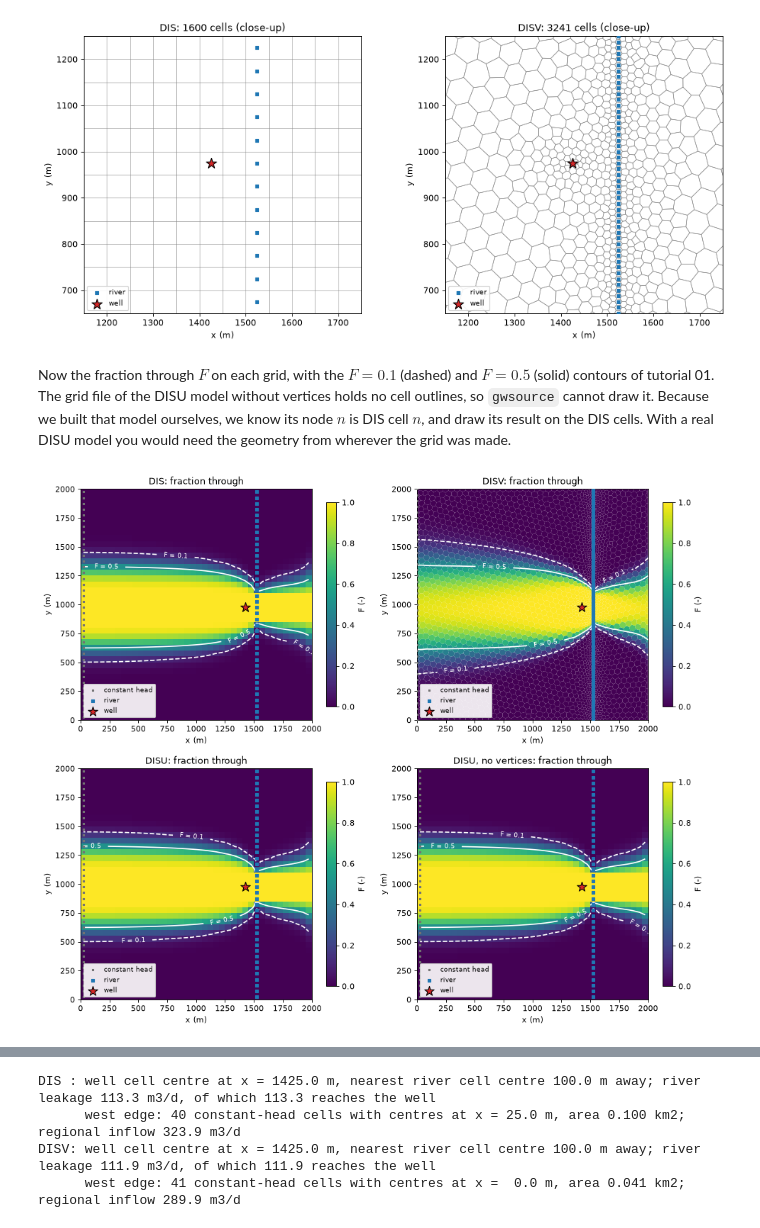
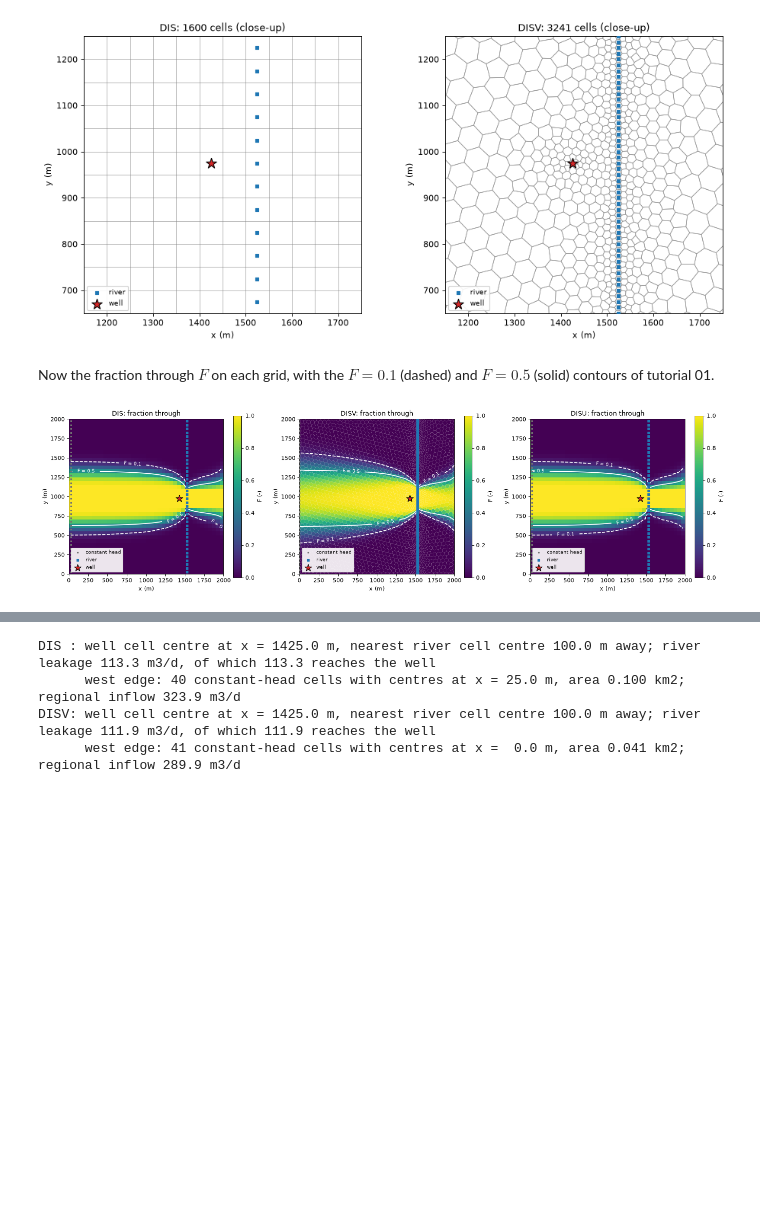
Before and after one commit to rhugman/gw-source, a Jupyter notebook: tutorials/04_grids/04_grids.ipynb, the cells around one changed output, grey strips where cells are left out. Drawn from its saved outputs; the diff is of its cells as text; code cells hidden in the pictures; blank space fills up the shorter version.

```diff
--- a/tutorials/04_grids/04_grids.ipynb
+++ b/tutorials/04_grids/04_grids.ipynb
@@ -87,15 +82,8 @@ runs = {
         WORK / "disv", MF6, background=VORONOI_BACKGROUND, well_size=VORONOI_WELL_SIZE,
         river_size=VORONOI_RIVER_SIZE,
     ),
-    "DISU": hbd.build_disu(WORK / "disu", MF6, with_vertices=True),
+    "DISU": hbd.build_disu(WORK / "disu", MF6),
 }
-flopy_log = io.StringIO()
-with contextlib.redirect_stdout(flopy_log):  # FloPy prints a warning each time it builds this grid
-    runs[NOVERT] = hbd.build_disu(WORK / "disu_novert", MF6, with_vertices=False)
-flopy_warnings = [line for line in flopy_log.getvalue().splitlines() if line.startswith("WARNING")]
-print(f"FloPy printed {len(flopy_warnings)} warnings while writing the DISU model without vertices:")
-for line in sorted(set(flopy_warnings)):
-    print(f"  {flopy_warnings.count(line)} x {line}")
 for label, run in runs.items():
-    print(f"{label:18s} grid file {run.grb_file.name}")
+    print(f"{label:4s} grid file {run.grb_file.name}")
 # %% [output]
@@ -163,20 +156,18 @@ plt.show()
 # %% [output]
 [figure]
 # %% [markdown]
-Now the fraction through $F$ on each grid, with the $F = 0.1$ (dashed) and $F = 0.5$ (solid) contours of tutorial 01. The grid file of the DISU model without vertices holds no cell outlines, so `gwsource` cannot draw it. Because we built that model ourselves, we know its node $n$ is DIS cell $n$, and draw its result on the DIS cells. With a real DISU model you would need the geometry from wherever the grid was made.
+Now the fraction through $F$ on each grid, with the $F = 0.1$ (dashed) and $F = 0.5$ (solid) contours of tutorial 01.
 # %%
-fig, axes = plt.subplots(2, 2, figsize=(12.0, 10.0))
-for ax, label in zip(axes.flat, runs):
-    geometry = "DIS" if label == NOVERT else label  # no outlines in the NOVERT grid file
-    run, step = runs[geometry], steps[geometry]
-    F = results[label].fraction_through[WELL]
+fig, axes = plt.subplots(1, 3, figsize=(17.0, 5.0))
+for ax, label in zip(axes, runs):
+    run, step, F = runs[label], steps[label], results[label].fraction_through[WELL]
     hbd.plot_cells(
         run.grb_file, step, F, ax=ax, cmap="viridis", vmin=0.0, vmax=1.0,
         title=f"{label}: fraction through", label="F (-)",
     )
     hbd.add_contours(ax, run.grb_file, step, F, THRESHOLDS, colors="w", linestyles=["--", "-"])
 fig.tight_layout()
 plt.show()
 # %% [output]
-[figure, old version]
+[figure, new version]
 # %% [markdown]
```
Also changed, not shown: parts of 22 cells of this notebook, 2 other files.
